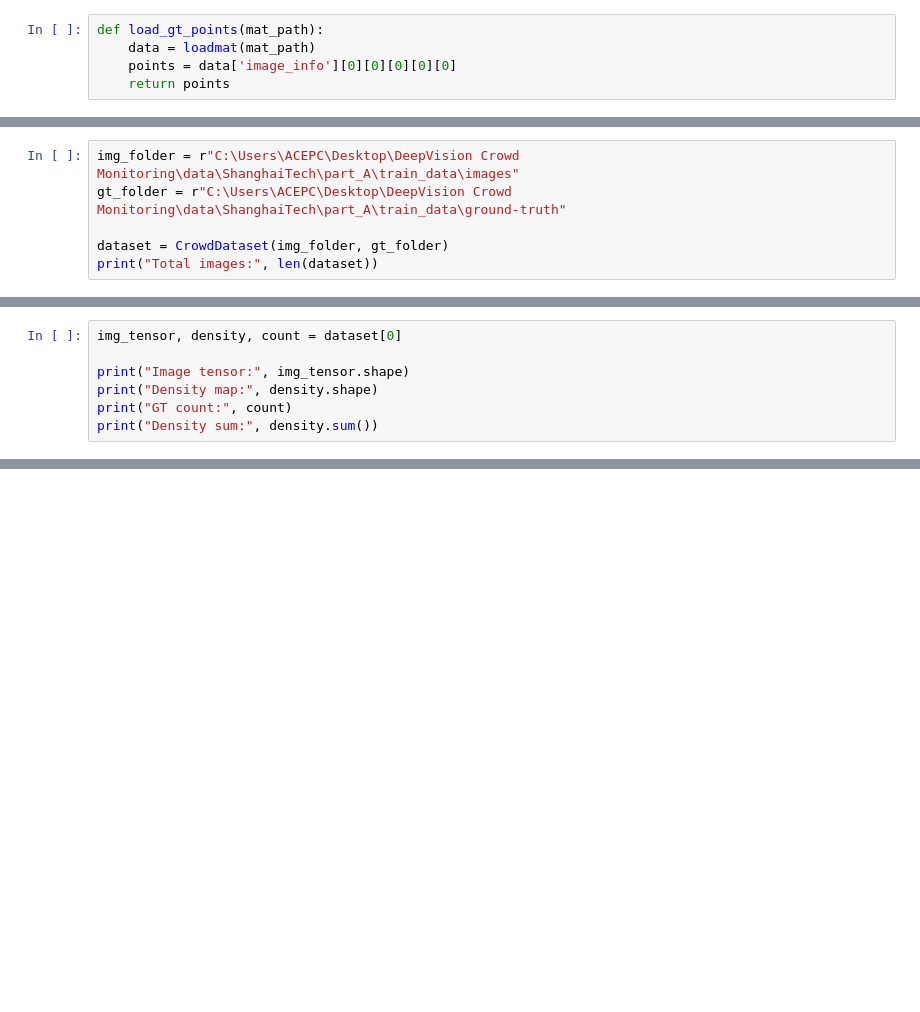
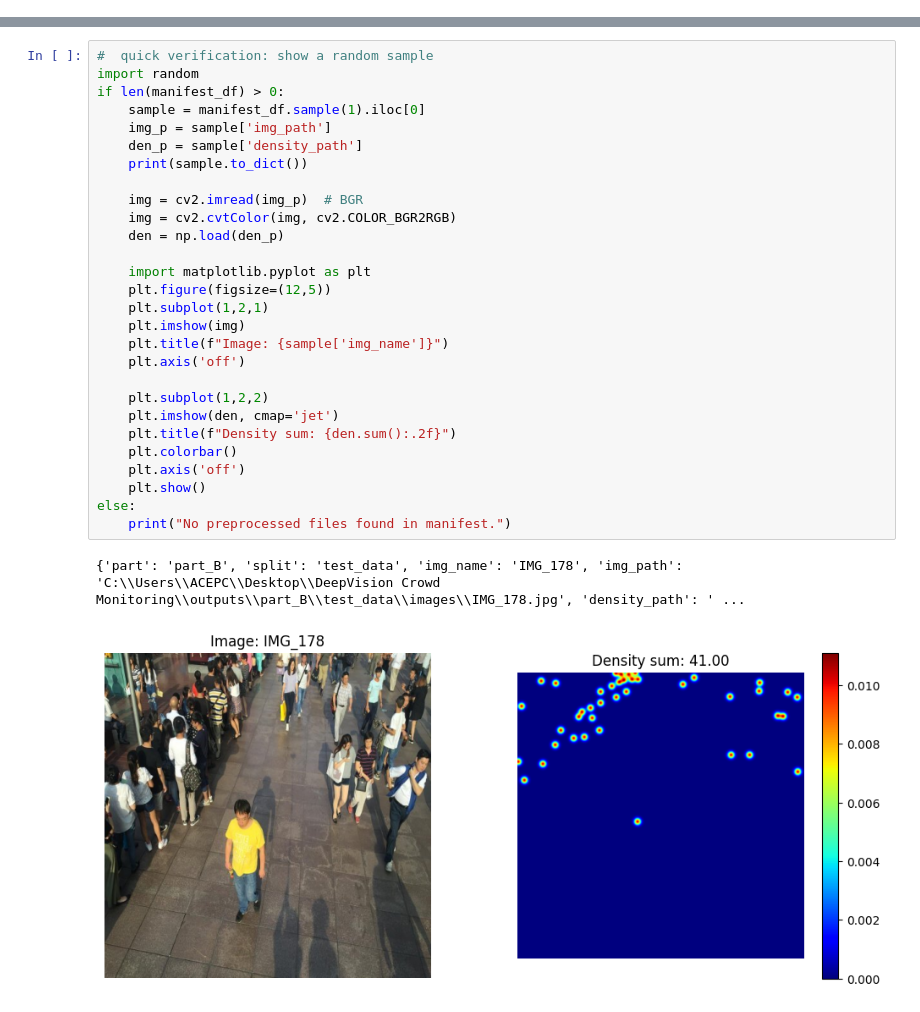
Before and after one commit to anvithasateesh1408-svg/AI-DeepVision, a Jupyter notebook: 02_preprocessing.ipynb, the cells around one changed output, grey strips where cells are left out. Saved outputs shown, nothing was run; the diff lists cells and outputs as text; blank space fills up the shorter version.

```diff
--- a/02_preprocessing.ipynb
+++ b/02_preprocessing.ipynb
@@ -14,5 +0,0 @@ GT Points loader
-# %%
-def load_gt_points(mat_path):
-    data = loadmat(mat_path)
-    points = data['image_info'][0][0][0][0][0]
-    return points
@@ -93,6 +0,0 @@ Create dataset
-# %%
-img_folder = r"C:\Users\ACEPC\Desktop\DeepVision Crowd Monitoring\data\ShanghaiTech\part_A\train_data\images"
-gt_folder = r"C:\Users\ACEPC\Desktop\DeepVision Crowd Monitoring\data\ShanghaiTech\part_A\train_data\ground-truth"
-
-dataset = CrowdDataset(img_folder, gt_folder)
-print("Total images:", len(dataset))
@@ -103,7 +0,0 @@ load sample
-# %%
-img_tensor, density, count = dataset[0]
-
-print("Image tensor:", img_tensor.shape)
-print("Density map:", density.shape)
-print("GT count:", count)
-print("Density sum:", density.sum())
@@ -131,0 +209,31 @@ plt.show()
+# %%
+#  quick verification: show a random sample
+import random
+if len(manifest_df) > 0:
+    sample = manifest_df.sample(1).iloc[0]
+    img_p = sample['img_path']
+    den_p = sample['density_path']
+    print(sample.to_dict())
+
+    img = cv2.imread(img_p)  # BGR
+    img = cv2.cvtColor(img, cv2.COLOR_BGR2RGB)
+    den = np.load(den_p)
+
+    import matplotlib.pyplot as plt
+    plt.figure(figsize=(12,5))
+    plt.subplot(1,2,1)
+    plt.imshow(img)
+    plt.title(f"Image: {sample['img_name']}")
+    plt.axis('off')
+
+    plt.subplot(1,2,2)
+    plt.imshow(den, cmap='jet')
+    plt.title(f"Density sum: {den.sum():.2f}")
+    plt.colorbar()
+    plt.axis('off')
+    plt.show()
+else:
+    print("No preprocessed files found in manifest.")
+# %% [output]
+{'part': 'part_B', 'split': 'test_data', 'img_name': 'IMG_178', 'img_path': 'C:\\Users\\ACEPC\\Desktop\\DeepVision Crowd Monitoring\\outputs\\part_B\\test_data\\images\\IMG_178.jpg', 'density_path': ' ...
+[figure, added]
```
Also changed, not shown: parts of 21 cells of this notebook.
